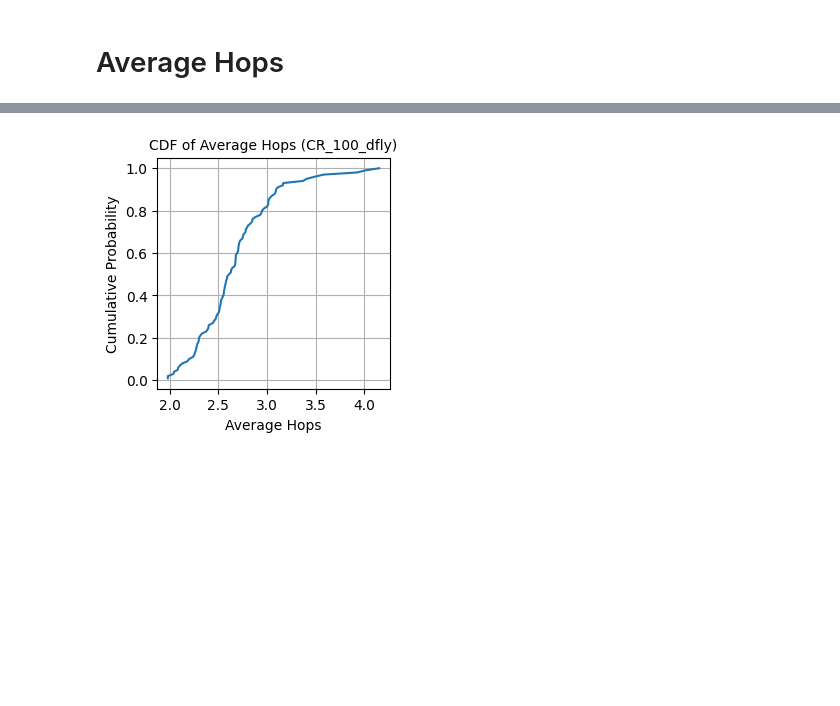
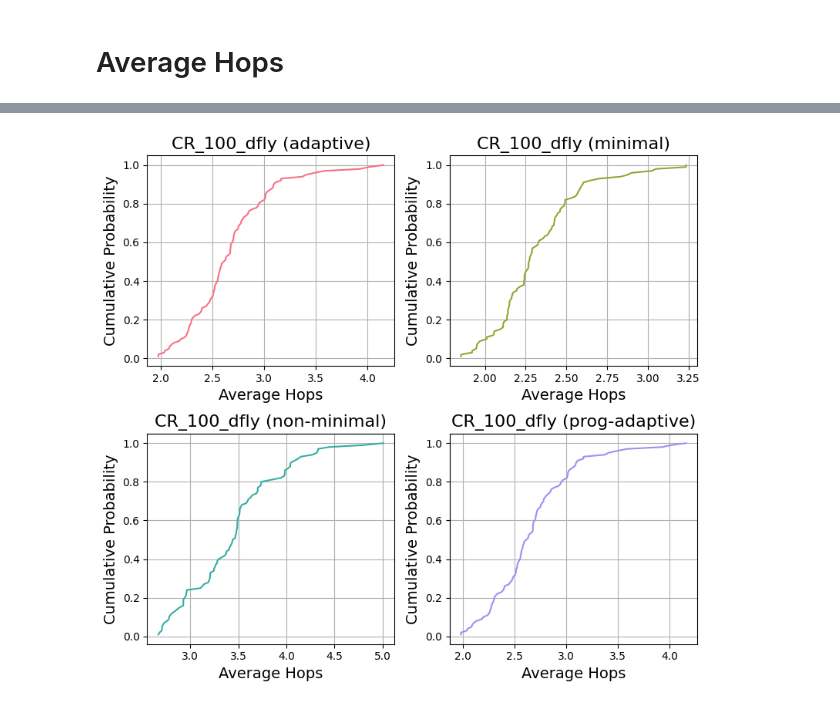
Before and after one commit to zzheng33/cs550, a Jupyter notebook: run/plot.ipynb, the cells around one changed output, grey strips where cells are left out. Saved outputs shown, nothing was run; the diff lists cells and outputs as text; code cells hidden in the pictures; blank space fills up the shorter version.

```diff
--- a/run/plot.ipynb
+++ b/run/plot.ipynb
@@ -264,4 +316,4 @@ plot_cdf_avg_hops("./arxiv/adaptive/MultiGrid_125_dfly/dragonfly-msg-stats")
 # %%
-plot_cdf_avg_hops("./arxiv/adaptive/CR_100_dfly/dragonfly-msg-stats")
+plot_cdf_avg_hops("CR_100_dfly")
 # %% [output]
-[figure, old version]
+[figure, new version]
```
Also changed, not shown: parts of 7 cells of this notebook.
